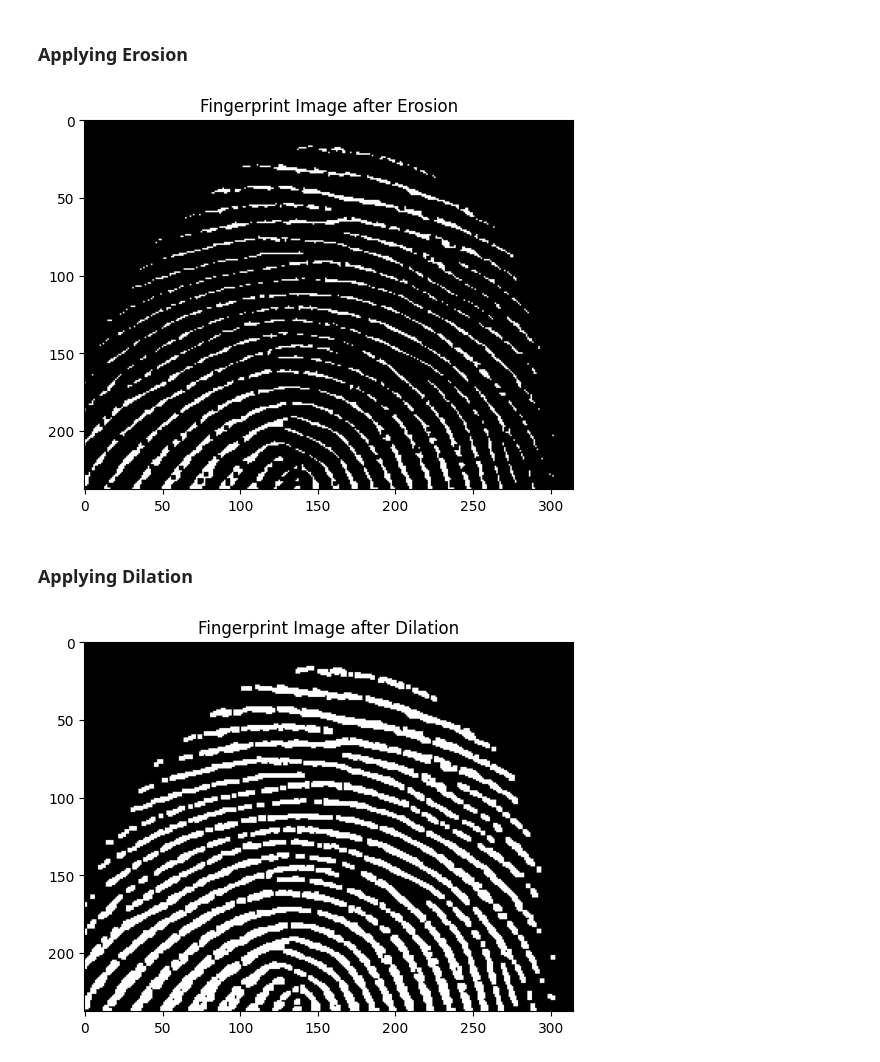
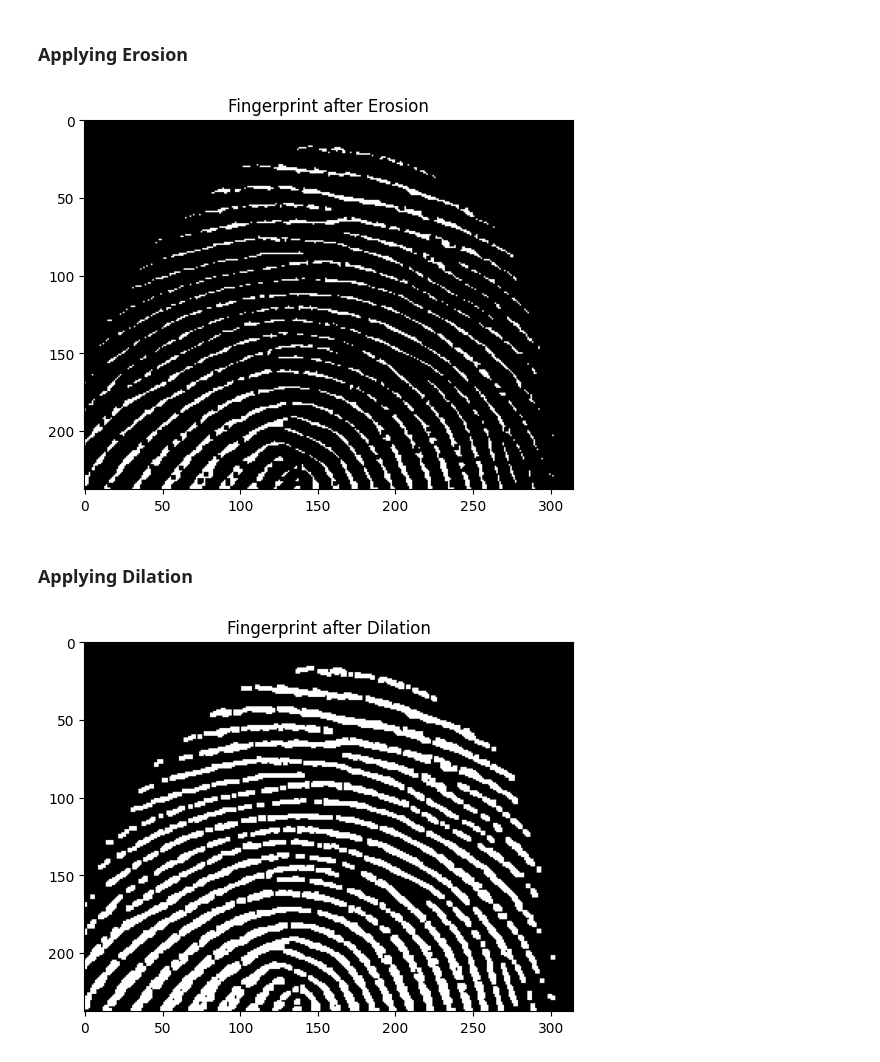
Before and after one commit to ahnafshahrear/Digital-Image-Processing-Lab, a Jupyter notebook: 5(a) Erosion & Dilation.ipynb, the cells around one changed output. Cells and saved outputs as stored; diff of their text form; code cells hidden in the pictures.

Commit message:
5(a) Erosion & Dilation updated

```diff
--- a/5(a) Erosion & Dilation.ipynb
+++ b/5(a) Erosion & Dilation.ipynb
@@ -74,16 +74,16 @@ plt.show()
 # %%
 eroded_fingerprint = apply_erosion_operation(noisy_fingerprint, structuring_element)
 plt.imshow(cv2.cvtColor(eroded_fingerprint, cv2.COLOR_BGR2RGB))
-plt.title("Fingerprint Image after Erosion")
+plt.title("Fingerprint after Erosion")
 plt.show()
 # %% [output]
-[figure, old version]
+[figure, new version]
 # %% [markdown]
 ### Applying Dilation
 # %%
 dilated_fingerprint = apply_dilation_operation(eroded_fingerprint, structuring_element)
 plt.imshow(cv2.cvtColor(dilated_fingerprint, cv2.COLOR_BGR2RGB))
-plt.title("Fingerprint Image after Dilation")
+plt.title("Fingerprint after Dilation")
 plt.show()
 # %% [output]
-[figure, old version]
+[figure, new version]
```
Also changed, not shown: 1 other file.
